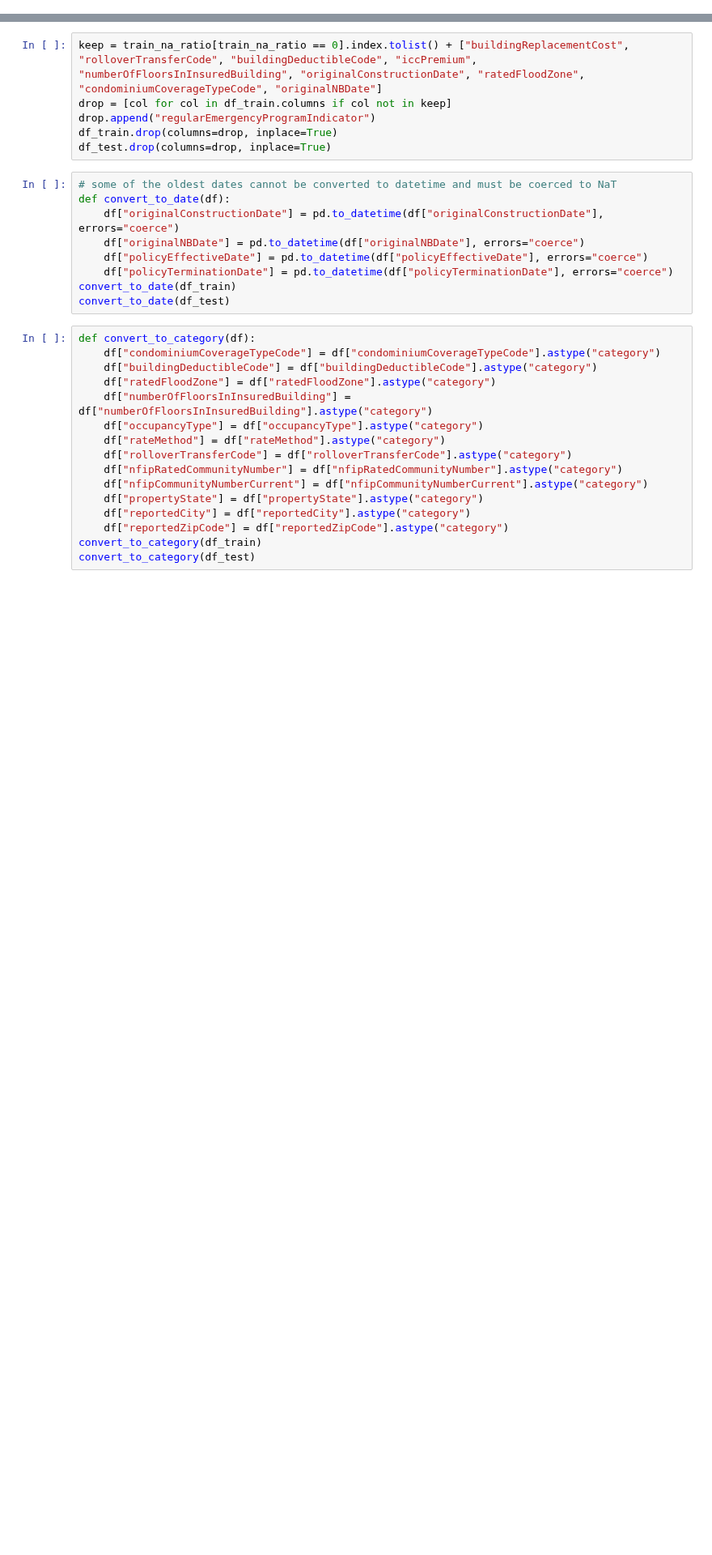
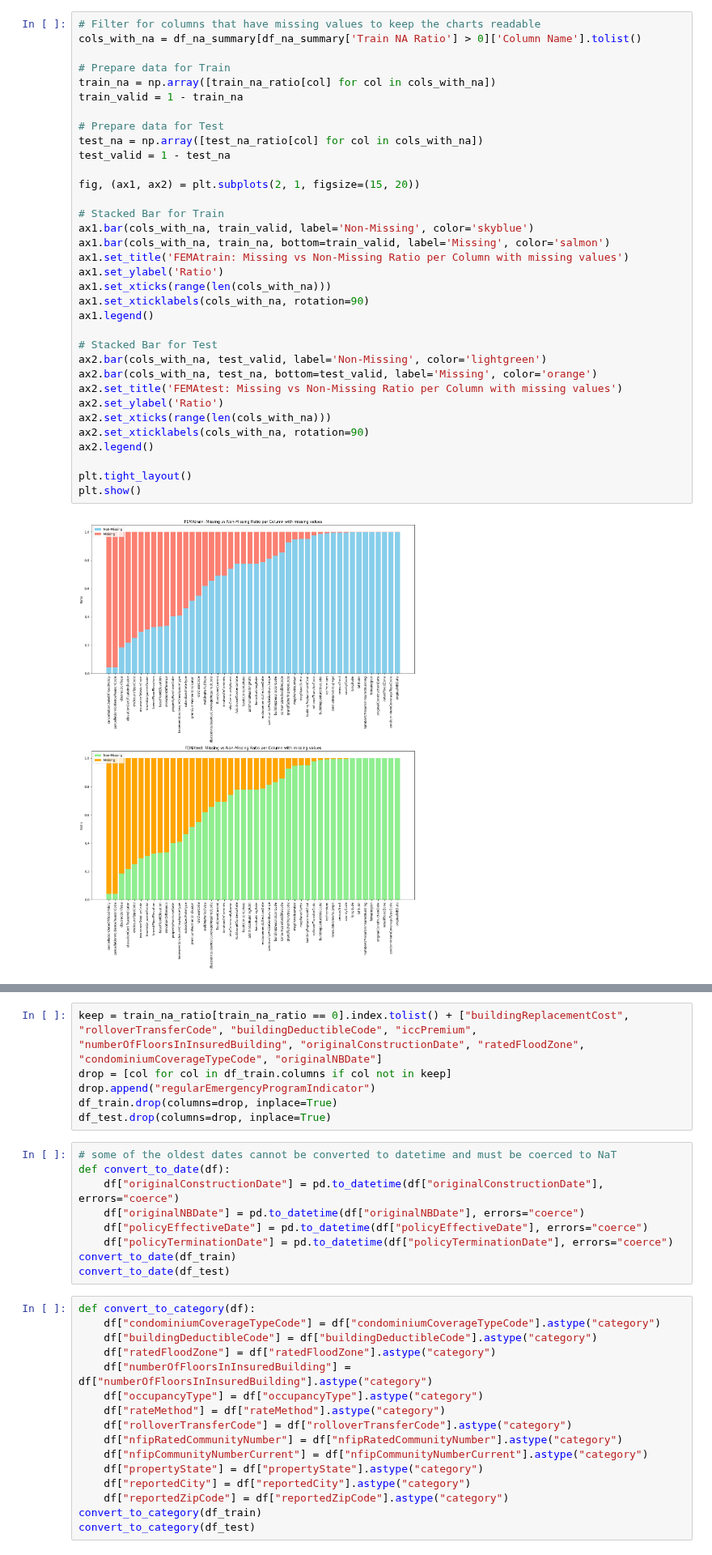
Before and after one commit to robertwzhou/Capstone2_FEMA_NFIPD, a Jupyter notebook: datawrangling.ipynb, the cells around one changed output, grey strips where cells are left out. Shown at 81% size. Cells and saved outputs as stored; diff of their text form; blank space fills up the shorter version.

```diff
--- a/datawrangling.ipynb
+++ b/datawrangling.ipynb
@@ -78,2 +84,38 @@ id                                     | object  | 0.0000000000 | 0.0000000000
+# %%
+# Filter for columns that have missing values to keep the charts readable
+cols_with_na = df_na_summary[df_na_summary['Train NA Ratio'] > 0]['Column Name'].tolist()
+
+# Prepare data for Train
+train_na = np.array([train_na_ratio[col] for col in cols_with_na])
+train_valid = 1 - train_na
+
+# Prepare data for Test
+test_na = np.array([test_na_ratio[col] for col in cols_with_na])
+test_valid = 1 - test_na
+
+fig, (ax1, ax2) = plt.subplots(2, 1, figsize=(15, 20))
+
+# Stacked Bar for Train
+ax1.bar(cols_with_na, train_valid, label='Non-Missing', color='skyblue')
+ax1.bar(cols_with_na, train_na, bottom=train_valid, label='Missing', color='salmon')
+ax1.set_title('FEMAtrain: Missing vs Non-Missing Ratio per Column with missing values')
+ax1.set_ylabel('Ratio')
+ax1.set_xticks(range(len(cols_with_na)))
+ax1.set_xticklabels(cols_with_na, rotation=90)
+ax1.legend()
+
+# Stacked Bar for Test
+ax2.bar(cols_with_na, test_valid, label='Non-Missing', color='lightgreen')
+ax2.bar(cols_with_na, test_na, bottom=test_valid, label='Missing', color='orange')
+ax2.set_title('FEMAtest: Missing vs Non-Missing Ratio per Column with missing values')
+ax2.set_ylabel('Ratio')
+ax2.set_xticks(range(len(cols_with_na)))
+ax2.set_xticklabels(cols_with_na, rotation=90)
+ax2.legend()
+
+plt.tight_layout()
+plt.show()
+# %% [output]
+[figure, added]
 # %% [markdown]
 1. Decide which columns to keep
```
Also changed, not shown: parts of 19 cells of this notebook, 2 other files.
